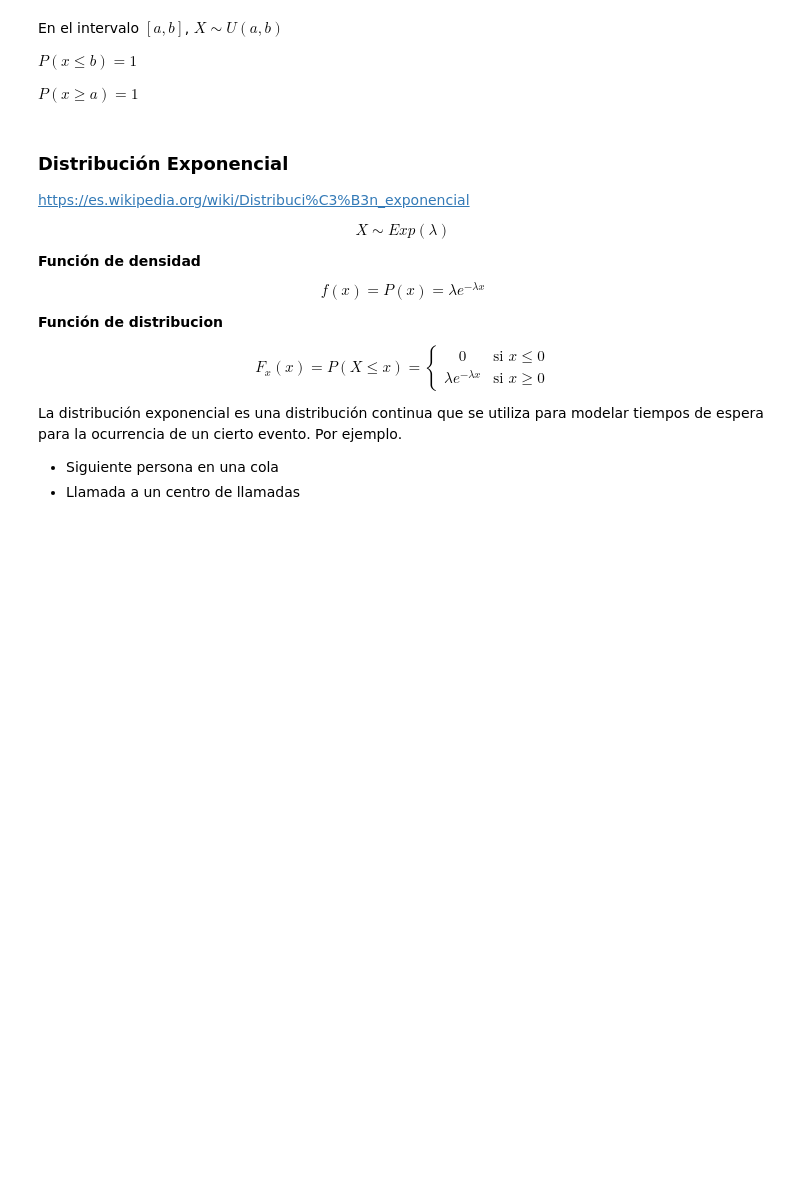
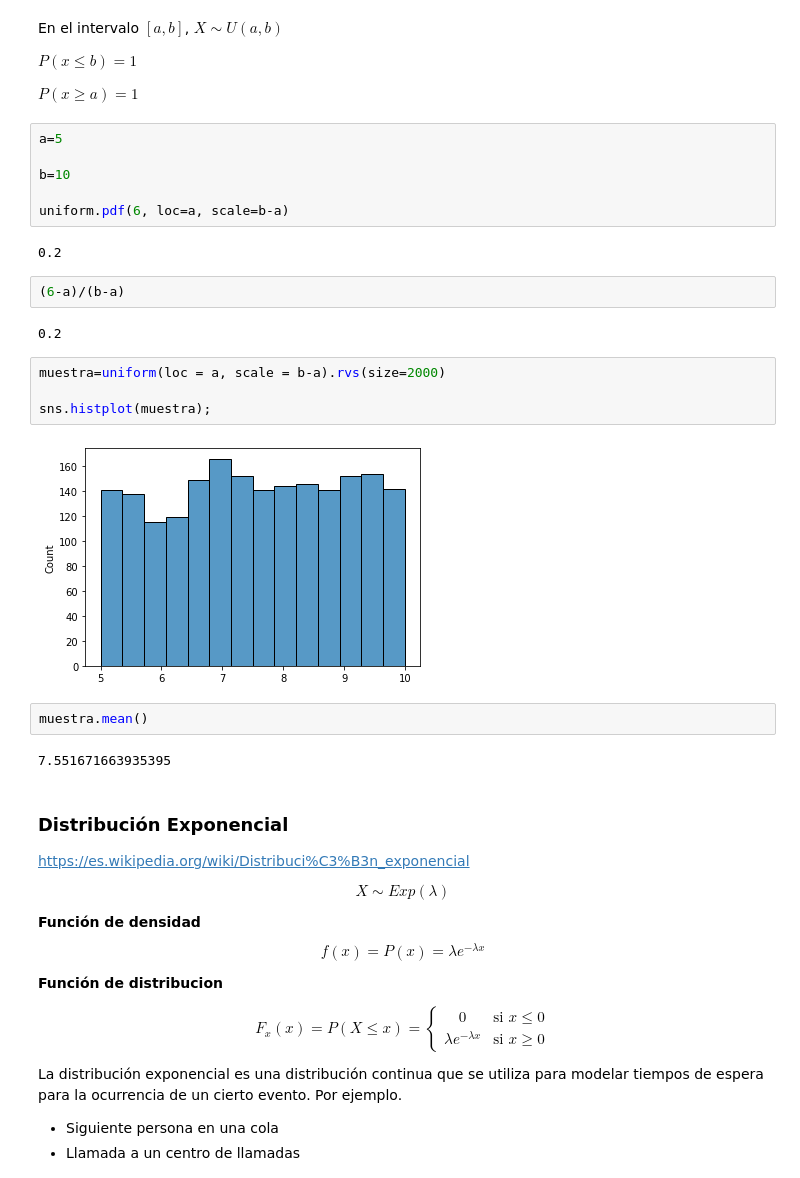
Before and after one commit to Ironhack-Data-Madrid-Agosto-2022/Apuntes-de-clase, a Jupyter notebook: semana_6/1.3 - Distribuciones Continuas.ipynb, the cells around one changed output. Drawn from its saved outputs; the diff is of its cells as text; blank space fills up the shorter version.

```diff
--- a/semana_6/1.3 - Distribuciones Continuas.ipynb
+++ b/semana_6/1.3 - Distribuciones Continuas.ipynb
@@ -47,6 +96,28 @@ En el intervalo $[a, b]$, $X \sim U(a, b)$
 $P(x \leq b)=1$
 
 $P(x \geq a)=1$
+# %%
+a=5
+
+b=10
+
+uniform.pdf(6, loc=a, scale=b-a)
+# %% [output]
+0.2
+# %%
+(6-a)/(b-a)
+# %% [output]
+0.2
+# %%
+muestra=uniform(loc = a, scale = b-a).rvs(size=2000)
+
+sns.histplot(muestra);
+# %% [output]
+[figure, added]
+# %%
+muestra.mean()
+# %% [output]
+7.551671663935395
 # %% [markdown]
 ### Distribución Exponencial
 
```
Also changed, not shown: parts of 31 cells of this notebook.
